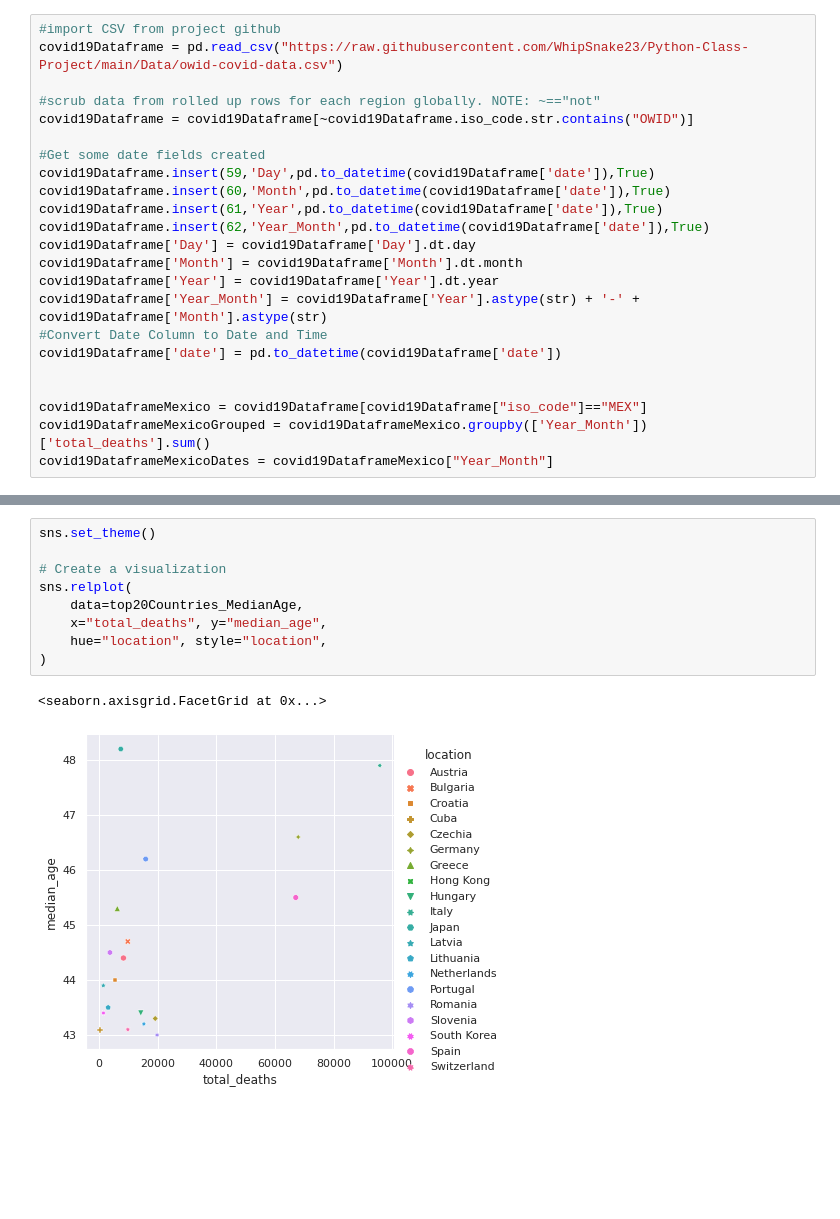
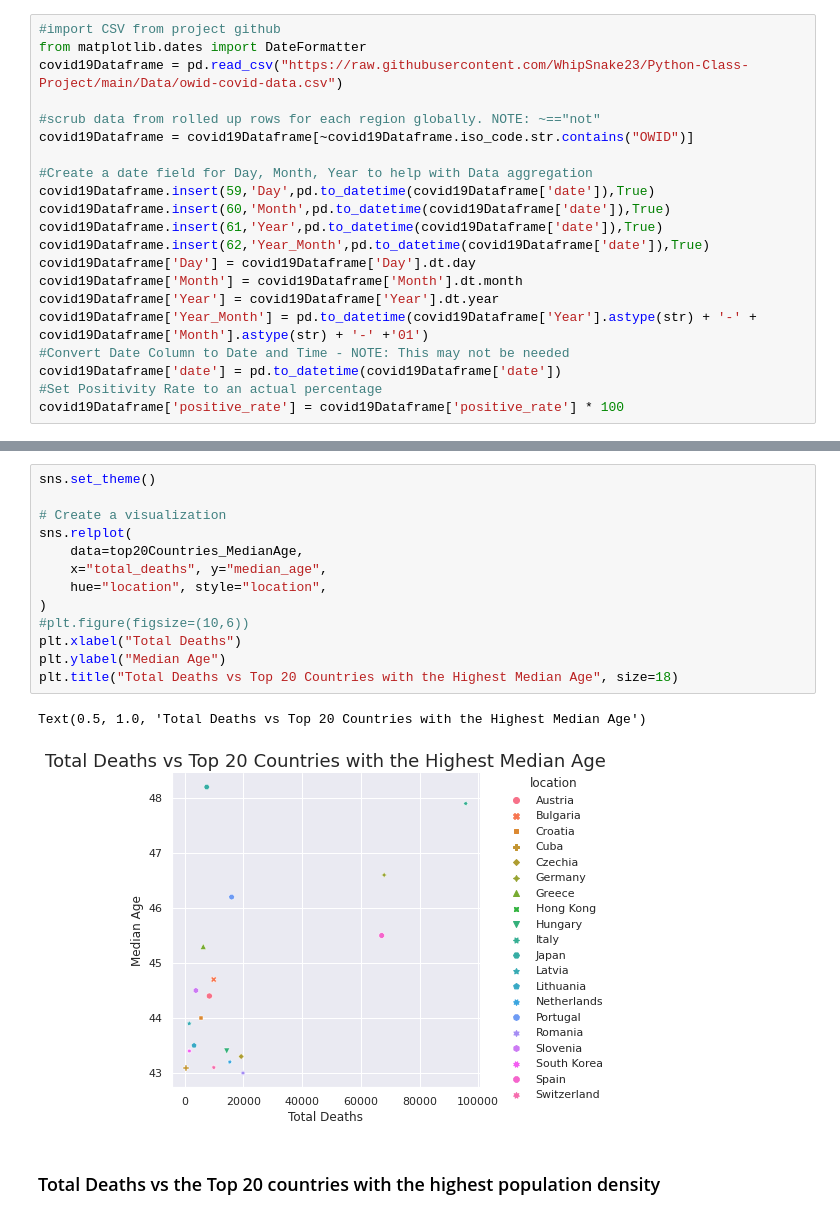
Before and after one commit to leppardfaniowa/Python-Class-Project, a Jupyter notebook: Homework 5/Ian_Homework5.ipynb, the cells around one changed output, grey strips where cells are left out. Drawn from its saved outputs; the diff is of its cells as text; blank space fills up the shorter version.

Commit message:
Updating Dates and Mat Plot Lib

```diff
--- a/Homework 5/Ian_Homework5.ipynb
+++ b/Homework 5/Ian_Homework5.ipynb
@@ -8,11 +14,12 @@ import plotly.express as px
 # %%
 #import CSV from project github
+from matplotlib.dates import DateFormatter
 covid19Dataframe = pd.read_csv("https://raw.githubusercontent.com/WhipSnake23/Python-Class-Project/main/Data/owid-covid-data.csv")
 
 #scrub data from rolled up rows for each region globally. NOTE: ~=="not"
 covid19Dataframe = covid19Dataframe[~covid19Dataframe.iso_code.str.contains("OWID")]
 
-#Get some date fields created
+#Create a date field for Day, Month, Year to help with Data aggregation
 covid19Dataframe.insert(59,'Day',pd.to_datetime(covid19Dataframe['date']),True)
 covid19Dataframe.insert(60,'Month',pd.to_datetime(covid19Dataframe['date']),True)
 covid19Dataframe.insert(61,'Year',pd.to_datetime(covid19Dataframe['date']),True)
@@ -20,11 +27,8 @@ covid19Dataframe.insert(62,'Year_Month',pd.to_datetime(covid19Dataframe['date'])
 covid19Dataframe['Day'] = covid19Dataframe['Day'].dt.day
 covid19Dataframe['Month'] = covid19Dataframe['Month'].dt.month
 covid19Dataframe['Year'] = covid19Dataframe['Year'].dt.year
-covid19Dataframe['Year_Month'] = covid19Dataframe['Year'].astype(str) + '-' + covid19Dataframe['Month'].astype(str)
-#Convert Date Column to Date and Time
+covid19Dataframe['Year_Month'] = pd.to_datetime(covid19Dataframe['Year'].astype(str) + '-' + covid19Dataframe['Month'].astype(str) + '-' +'01')
+#Convert Date Column to Date and Time - NOTE: This may not be needed
 covid19Dataframe['date'] = pd.to_datetime(covid19Dataframe['date'])
-
-
-covid19DataframeMexico = covid19Dataframe[covid19Dataframe["iso_code"]=="MEX"]
-covid19DataframeMexicoGrouped = covid19DataframeMexico.groupby(['Year_Month'])['total_deaths'].sum()
-covid19DataframeMexicoDates = covid19DataframeMexico["Year_Month"]
+#Set Positivity Rate to an actual percentage
+covid19Dataframe['positive_rate'] = covid19Dataframe['positive_rate'] * 100
@@ -70,15 +108,21 @@ top20Countries_MedianAge
 # %%
 sns.set_theme()
 
 # Create a visualization
 sns.relplot(
     data=top20Countries_MedianAge,
     x="total_deaths", y="median_age",
     hue="location", style="location",
 )
+#plt.figure(figsize=(10,6))
+plt.xlabel("Total Deaths")
+plt.ylabel("Median Age")
+plt.title("Total Deaths vs Top 20 Countries with the Highest Median Age", size=18)
 # %% [output]
-<seaborn.axisgrid.FacetGrid at 0x...>
+Text(0.5, 1.0, 'Total Deaths vs Top 20 Countries with the Highest Median Age')
-[figure, old version]
+[figure, new version]
+# %% [markdown]
+### Total Deaths vs the Top 20 countries with the highest population density
 # %%
 countries = covid19Dataframe[['iso_code','population_density']]
 countries = countries.drop_duplicates()
```
Also changed, not shown: parts of 14 cells of this notebook.
